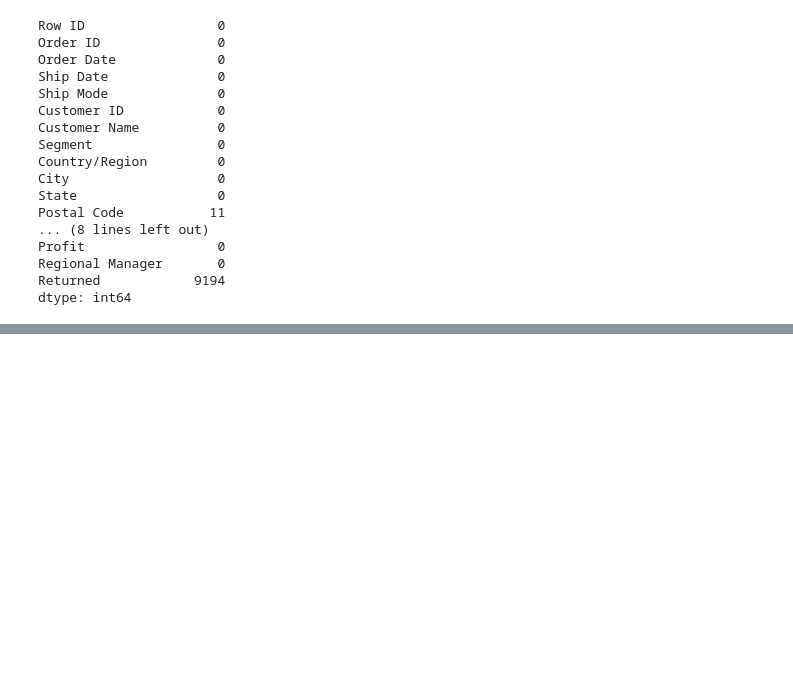
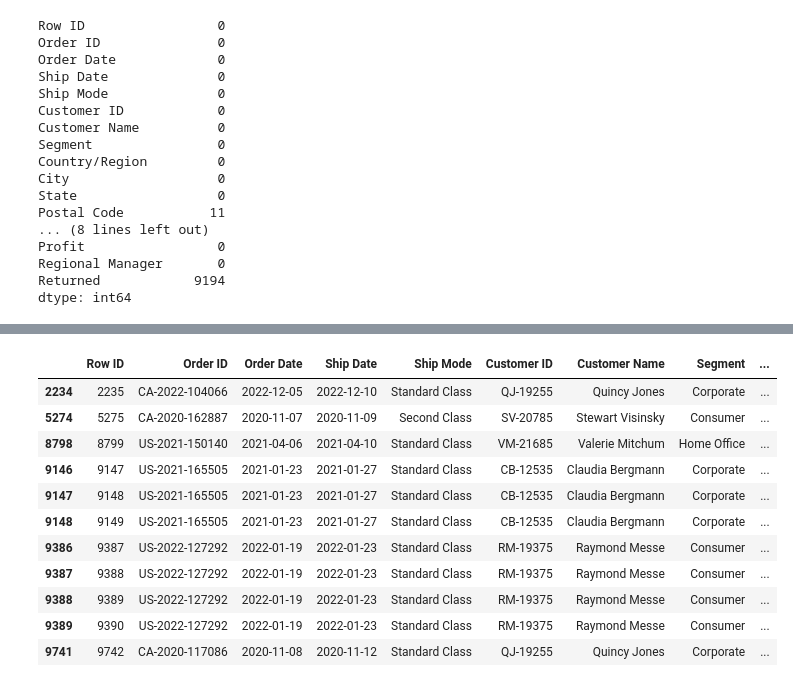
Before and after one commit to BenJMcCarty/Superstore_Sales_Dataset, a Jupyter notebook: notebooks/Feature_Engineering_and_Cleaning.ipynb, the cells around one changed output, grey strips where cells are left out. Drawn from its saved outputs; the diff is of its cells as text; code cells hidden in the pictures; blank space fills up the shorter version.

```diff
--- a/notebooks/Regression_Analysis_of_Profit.ipynb
+++ b/notebooks/Feature_Engineering_and_Cleaning.ipynb
@@ -17,6 +17,11 @@ from sklearn.linear_model import LinearRegression, RidgeCV
 from sklearn.ensemble import RandomForestRegressor
 from sklearn.pipeline import Pipeline
 import sklearn.metrics as metrics
+from sklearn import set_config
+
+pd.set_option('display.max_columns', None)
+
+set_config(transform_output = 'pandas')
 # %%
 orders_data = pd.read_excel('../data/(US) Sample - Superstore.xlsx', sheet_name='Orders')
 people_data = pd.read_excel('../data/(US) Sample - Superstore.xlsx', sheet_name='People')
@@ -124,3 +129,6 @@ Profit                 0
 Regional Manager       0
 Returned            9194
 dtype: int64
+# %%
+full_data.loc[:, 'Returned'] = full_data.loc[:, 'Returned'].fillna('No')
+full_data.isna().sum()
@@ -126,0 +153,6 @@ dtype: int64
+# %%
+full_data.loc[:, 'Returned']  = (full_data.loc[:, 'Returned']
+                                 .str.replace('Yes', '1')
+                                 .str.replace('No', '0')
+                                 .astype(int))
+full_data.loc[:, 'Returned']
@@ -126,0 +172,15 @@ dtype: int64
+# %%
+full_data[full_data['Postal Code'].isna()]
+# %% [output]
+|  | Row ID | Order ID | Order Date | Ship Date | Ship Mode | Customer ID | Customer Name | Segment | ... |
+| 2234 | 2235 | CA-2022-104066 | 2022-12-05 | 2022-12-10 | Standard Class | QJ-19255 | Quincy Jones | Corporate | ... |
+| 5274 | 5275 | CA-2020-162887 | 2020-11-07 | 2020-11-09 | Second Class | SV-20785 | Stewart Visinsky | Consumer | ... |
+| 8798 | 8799 | US-2021-150140 | 2021-04-06 | 2021-04-10 | Standard Class | VM-21685 | Valerie Mitchum | Home Office | ... |
+| 9146 | 9147 | US-2021-165505 | 2021-01-23 | 2021-01-27 | Standard Class | CB-12535 | Claudia Bergmann | Corporate | ... |
+| 9147 | 9148 | US-2021-165505 | 2021-01-23 | 2021-01-27 | Standard Class | CB-12535 | Claudia Bergmann | Corporate | ... |
+| 9148 | 9149 | US-2021-165505 | 2021-01-23 | 2021-01-27 | Standard Class | CB-12535 | Claudia Bergmann | Corporate | ... |
+| 9386 | 9387 | US-2022-127292 | 2022-01-19 | 2022-01-23 | Standard Class | RM-19375 | Raymond Messe | Consumer | ... |
+| 9387 | 9388 | US-2022-127292 | 2022-01-19 | 2022-01-23 | Standard Class | RM-19375 | Raymond Messe | Consumer | ... |
+| 9388 | 9389 | US-2022-127292 | 2022-01-19 | 2022-01-23 | Standard Class | RM-19375 | Raymond Messe | Consumer | ... |
+| 9389 | 9390 | US-2022-127292 | 2022-01-19 | 2022-01-23 | Standard Class | RM-19375 | Raymond Messe | Consumer | ... |
+| 9741 | 9742 | CA-2020-117086 | 2020-11-08 | 2020-11-12 | Standard Class | QJ-19255 | Quincy Jones | Corporate | ... |
```
Also changed, not shown: parts of 5 cells of this notebook.
